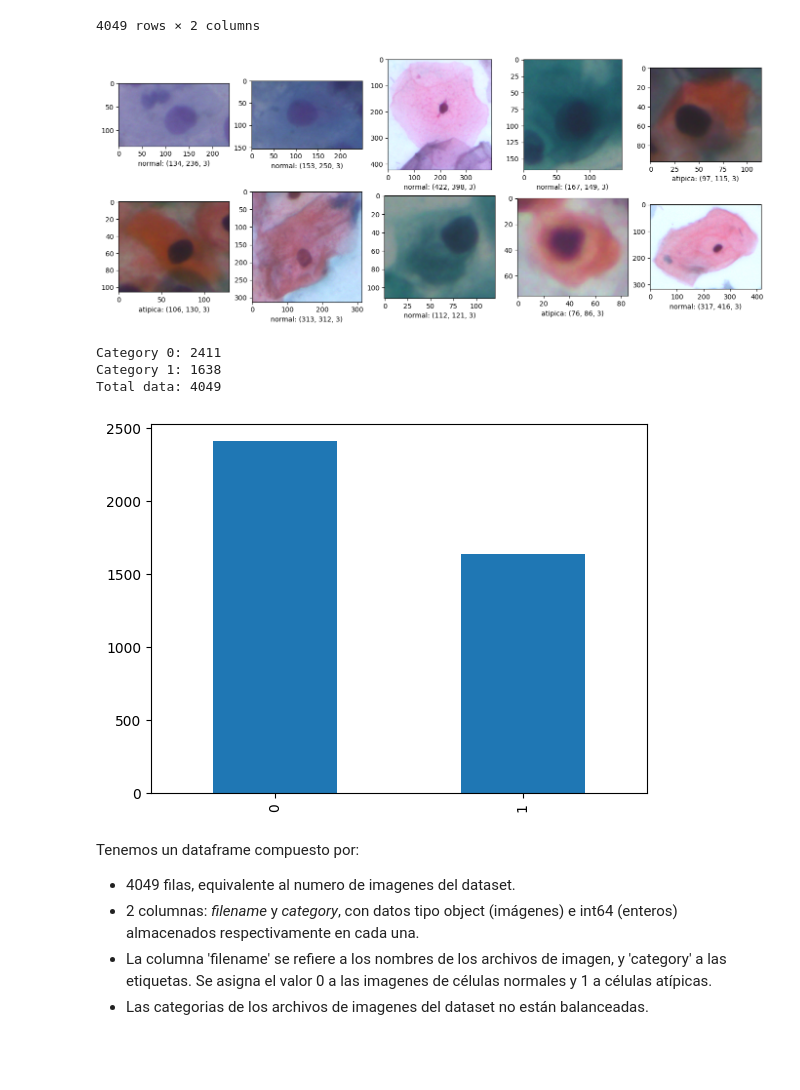
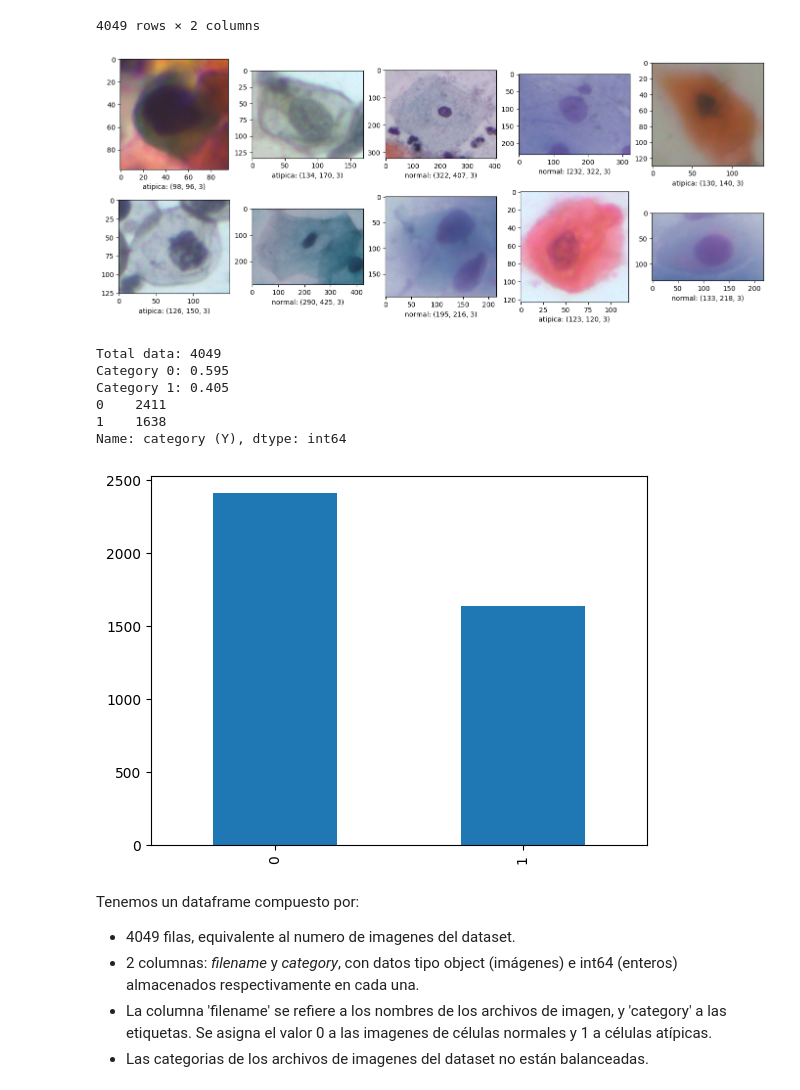
Before and after one commit to marinagoju/CNN_Cervical_Cancer, a Jupyter notebook: src/notebooks/ML_main.ipynb, the cells around one changed output. Cells and saved outputs as stored; diff of their text form; code cells hidden in the pictures; blank space fills up the shorter version.

```diff
--- a/src/notebooks/ML_main.ipynb
+++ b/src/notebooks/ML_main.ipynb
@@ -54,28 +54,30 @@ df_cito
 # %%
 ## IMAGENES DEL DATASET
 
-tags = ['normal','atipica']
 plt.figure(figsize=(17,17))
 for i in range(10):
     image_name = random.choice(files)
     image = imread(DATA_PATH + image_name)
     plt.subplot(5,5, i + 1)
     plt.imshow(image)
     plt.xlabel(f"normal: {image.shape}" if'normal' in image_name else f"atipica: {image.shape}")
 # %% [output]
-[figure, old version]
+[figure, new version]
 # %%
-# BALANCE DE DATOS EN LAS CATEGORIAS (0: celula normal - 1: celula atipica)
+# BALANCE DE DATOS EN LAS CATEGORIAS: celula normal(0) - celula atipica(1)
 
-print("Category 0:", len(df_cito[df_cito['category (Y)']==0]))
-print("Category 1:", len(df_cito[df_cito['category (Y)']==1]))
-print("Total data:", len(df_cito['category (Y)']))
-
+print('Total data:', len(df_cito))
+print('Category 0:',round(len(df_cito[df_cito['category (Y)']==0])/len(df_cito),3))
+print('Category 1:',round(len(df_cito[df_cito['category (Y)']==1])/len(df_cito),3))
+print(df_cito['category (Y)'].value_counts())
 df_cito['category (Y)'].value_counts().plot.bar();
 # %% [output]
-Category 0: 2411
-Category 1: 1638
 Total data: 4049
+Category 0: 0.595
+Category 1: 0.405
+0    2411
+1    1638
+Name: category (Y), dtype: int64
 [figure]
 # %% [markdown]
 Tenemos un dataframe compuesto por:
```
Also changed, not shown: parts of 21 cells of this notebook, 2 other files.
